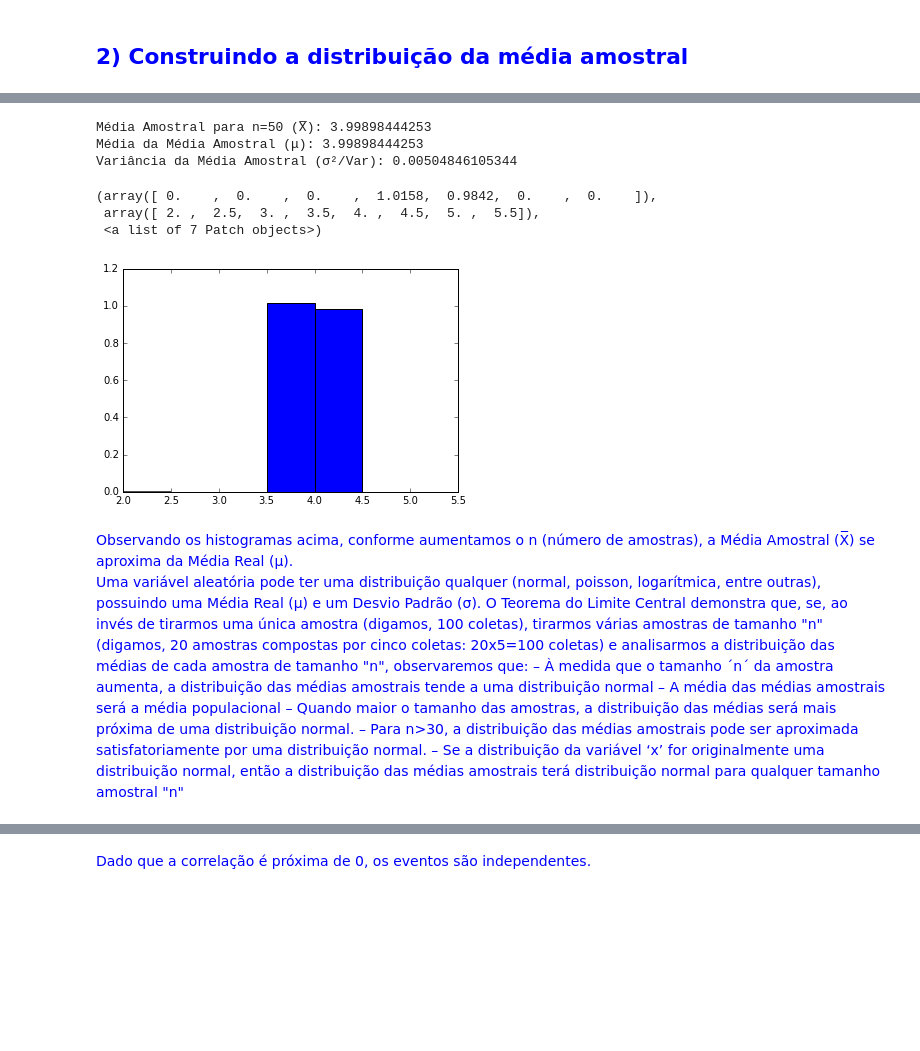
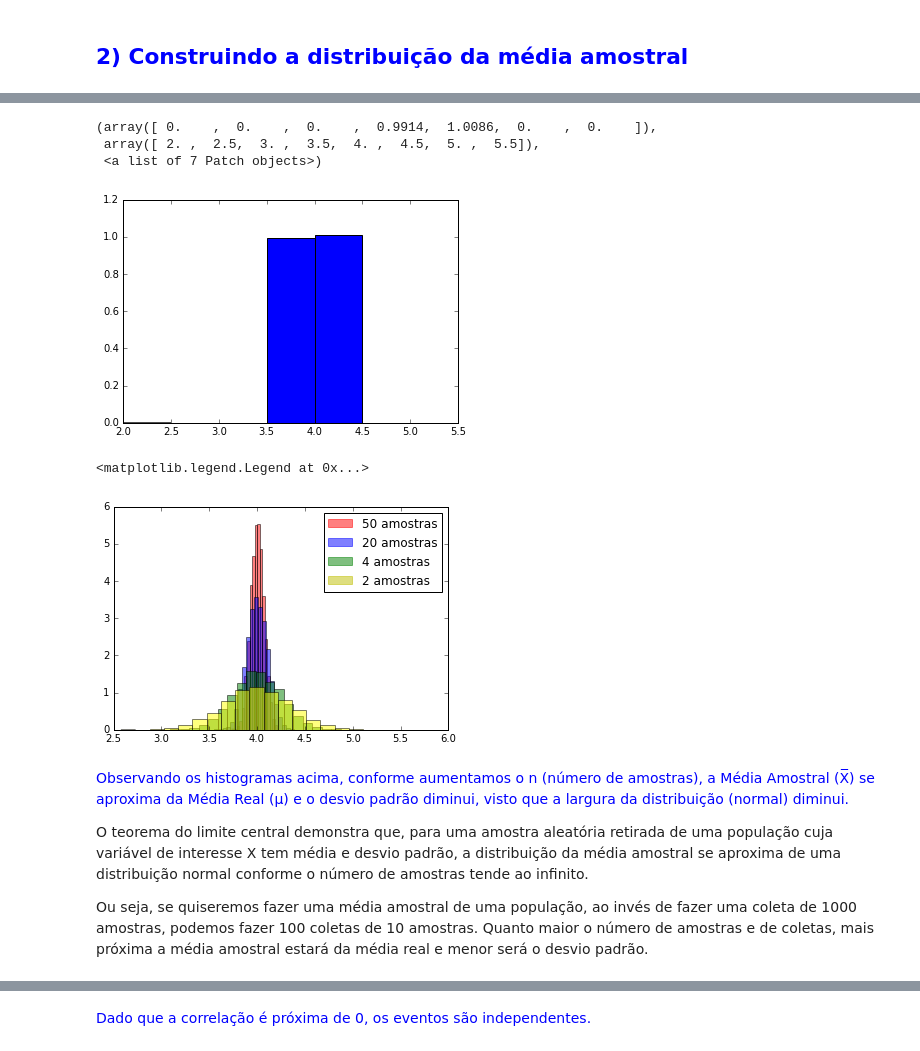
Before and after one commit to filipefborba/CD, a Jupyter notebook: MiniProjeto2/MiniProjeto2 - Borba e Martim.ipynb, the cells around one changed output, grey strips where cells are left out. Saved outputs shown, nothing was run; the diff lists cells and outputs as text; code cells hidden in the pictures; blank space fills up the shorter version.

```diff
--- a/MiniProjeto2/MiniProjeto2 - Borba e Martim.ipynb
+++ b/MiniProjeto2/MiniProjeto2 - Borba e Martim.ipynb
@@ -119,35 +121,58 @@ escolha = []
 for i in range(10000):
     escolha.append(np.mean(np.random.choice(normal,size=n)))
 
-print("Média Amostral para n=50 (X̅):", np.mean(escolha))
-print("Média da Média Amostral (μ):", np.mean(escolha))
-print("Variância da Média Amostral (σ²/Var):", np.var(escolha))
-
 histmediaamostral3 = plt.hist(escolha, bins = np.arange(2,6,0.5), normed = 1, color="blue")
 histmediaamostral3
 # %% [output]
-Média Amostral para n=50 (X̅): 3.99898444253
-Média da Média Amostral (μ): 3.99898444253
-Variância da Média Amostral (σ²/Var): 0.00504846105344
+(array([ 0.    ,  0.    ,  0.    ,  0.9914,  1.0086,  0.    ,  0.    ]),
+ array([ 2. ,  2.5,  3. ,  3.5,  4. ,  4.5,  5. ,  5.5]),
+ <a list of 7 Patch objects>)
-(array([ 0.    ,  0.    ,  0.    ,  1.0158,  0.9842,  0.    ,  0.    ]),
- array([ 2. ,  2.5,  3. ,  3.5,  4. ,  4.5,  5. ,  5.5]),
- <a list of 7 Patch objects>)
-[figure, old version]
+[figure, new version]
-# %% [markdown]
-<font color="blue">Observando os histogramas acima, conforme aumentamos o n (número de amostras), a Média Amostral (X̅) se aproxima da Média Real (μ).
-Uma variável aleatória pode ter uma distribuição qualquer (normal, poisson, logarítmica, entre outras), possuindo uma Média Real (μ) e um Desvio Padrão (σ). O Teorema do Limite Central demonstra que, se, ao invés de tirarmos uma única amostra (digamos, 100
-coletas), tirarmos várias amostras de tamanho "n" (digamos, 20 amostras compostas por cinco coletas: 20x5=100 coletas) e analisarmos a distribuição das médias de cada amostra de tamanho "n", observaremos que:
-– À medida que o tamanho ´n´ da amostra aumenta, a distribuição das
-médias amostrais tende a uma distribuição normal
-– A média das médias amostrais será a média populacional
-– Quando maior o tamanho das amostras, a distribuição das
-médias será mais próxima de uma distribuição normal.
-– Para n>30, a distribuição das médias amostrais pode ser
-aproximada satisfatoriamente por uma distribuição normal.
-– Se a distribuição da variável ‘x’ for originalmente uma
-distribuição normal, então a distribuição das médias
-amostrais terá distribuição normal para qualquer tamanho
-amostral "n"</font>
+# %%
+import matplotlib.patches as mpatches
+
+n = 50
+escolha = []
+for i in range(10000):
+    escolha.append(np.mean(np.random.choice(normal,size=n)))
+histmediaamostral3 = plt.hist(escolha, bins = 20, normed = 1, color="red", alpha = 0.5)
+histmediaamostral3
+
+n = 20
+escolha = []
+for i in range(10000):
+    escolha.append(np.mean(np.random.choice(normal,size=n)))
+histmediaamostral2 = plt.hist(escolha, bins = 20, normed = 1, color="blue", alpha = 0.5)
+histmediaamostral2
+
+n = 4
+escolha = []
+for i in range(10000):
+    escolha.append(np.mean(np.random.choice(normal,size=n)))
+histmediaamostral1 = plt.hist(escolha, bins = 20, normed = 1, color="green", alpha = 0.5)
+histmediaamostral1
+
+n = 2
+escolha = []
+for i in range(10000):
+    escolha.append(np.mean(np.random.choice(normal,size=n)))
+histmediaamostral = plt.hist(escolha, bins = 20, normed = 1, color="yellow", alpha = 0.5)
+histmediaamostral
+
+legenda50= mpatches.Patch(color='r', alpha = 0.5, label='50 amostras')
+legenda20 = mpatches.Patch(color='b', alpha = 0.5, label='20 amostras')
+legenda4= mpatches.Patch(color='g', alpha = 0.5, label='4 amostras')
+legenda2 = mpatches.Patch(color='y', alpha = 0.5, label='2 amostras')
+plt.legend(handles=[legenda50, legenda20, legenda4, legenda2])
+# %% [output]
+<matplotlib.legend.Legend at 0x...>
+[figure, added]
+# %% [markdown]
+<font color="blue">Observando os histogramas acima, conforme aumentamos o n (número de amostras), a Média Amostral (X̅) se aproxima da Média Real (μ) e o desvio padrão diminui, visto que a largura da distribuição (normal) diminui.
+
+O teorema do limite central demonstra que, para uma amostra aleatória retirada de uma população cuja variável de interesse X tem média e desvio padrão, a distribuição da média amostral se aproxima de uma distribuição normal conforme o número de amostras tende ao infinito.
+
+Ou seja, se quiseremos fazer uma média amostral de uma população, ao invés de fazer uma coleta de 1000 amostras, podemos fazer 100 coletas de 10 amostras. Quanto maior o número de amostras e de coletas, mais próxima a média amostral estará da média real e menor será o desvio padrão.</font>
 # %%
 n = 50
 escolha = []
```
Also changed, not shown: parts of 10 cells of this notebook.
